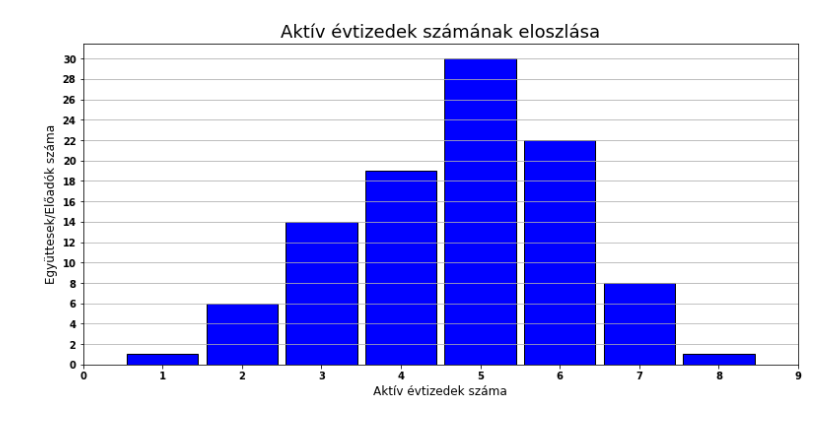
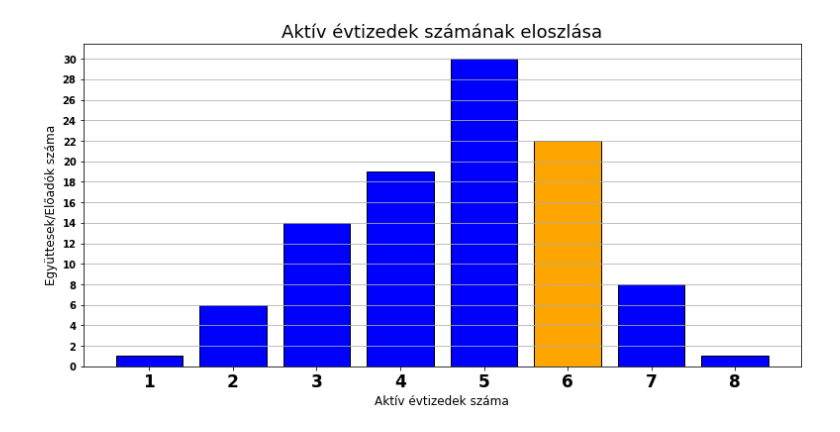
Before and after one commit to AwenTadorZ/Temalabor, a Jupyter notebook: Ötlet02/Albums.ipynb, the cells around one changed output. Cells and saved outputs as stored; diff of their text form; code cells hidden in the pictures.

```diff
--- a/Ötlet02/Albums.ipynb
+++ b/Ötlet02/Albums.ipynb
@@ -167,23 +226,44 @@ while r<len(Evek):
 
 for n in Kivon:
     Etized.append(n/10+1)
-# %%
-plt.figure(figsize=(13,6))
-
-bins = [0,1,2,3,4,5,6,7,8,9]
-
-plt.hist(Etized,bins=[0.5,1.5,2.5,3.5,4.5,5.5,6.5,7.5,8.5], color="blue",edgecolor="black", rwidth=0.9)
-
-plt.yticks(np.arange(0,32,step=2),fontweight='bold')
-plt.xticks(bins,fontweight='bold')
-plt.xlabel("Aktív évtizedek száma",fontsize=12,color="black")
-plt.ylabel("Együttesek/Előadók száma",fontsize=12,color="black")
-plt.title("Aktív évtizedek számának eloszlása",fontsize=18)
-plt.grid(axis="y")
-
-plt.show()
-# %% [output]
-[figure, removed]
+# %%
+if Etized[egyuttes_index] == 1:
+    color=["orange","blue","blue","blue","blue","blue","blue","blue"]
+elif Etized[egyuttes_index] == 2:
+    color=["blue","orange","blue","blue","blue","blue","blue","blue"]
+elif Etized[egyuttes_index] == 3:
+    color=["blue","blue","orange","blue","blue","blue","blue","blue"]
+elif Etized[egyuttes_index] == 4:
+    color=["blue","blue","blue","orange","blue","blue","blue","blue"]
+elif Etized[egyuttes_index] == 5:
+    color=["blue","blue","blue","blue","orange","blue","blue","blue"]
+elif Etized[egyuttes_index] == 6:
+    color=["blue","blue","blue","blue","blue","orange","blue","blue"]
+elif Etized[egyuttes_index] == 7:
+    color=["blue","blue","blue","blue","blue","blue","orange","blue"]
+elif Etized[egyuttes_index] == 8:
+    color=["blue","blue","blue","blue","blue","blue","blue","orange"]
+
+data=[Etized.count(1),Etized.count(2),Etized.count(3),Etized.count(4),Etized.count(5),Etized.count(6),
+      Etized.count(7),Etized.count(8)]
+names=('1', '2', '3', '4', '5',"6","7","8")
+long=np.arange(len(names))
+
+plt.figure(figsize=(13,6))
+
+
+plt.bar(long,data,color=color,edgecolor="black")
+
+plt.yticks(np.arange(0,32,step=2),fontweight='bold')
+plt.xticks(long, names, color='black', fontweight='bold', fontsize='17')
+plt.xlabel("Aktív évtizedek száma",fontsize=12,color="black")
+plt.ylabel("Együttesek/Előadók száma",fontsize=12,color="black")
+plt.title("Aktív évtizedek számának eloszlása",fontsize=18)
+plt.grid(axis="y")
+
+plt.show()
+# %% [output]
+[figure, added]
 # %%
 jav=Evek[0]
 UEvek=Evek
```
Also changed, not shown: parts of 7 cells of this notebook.
